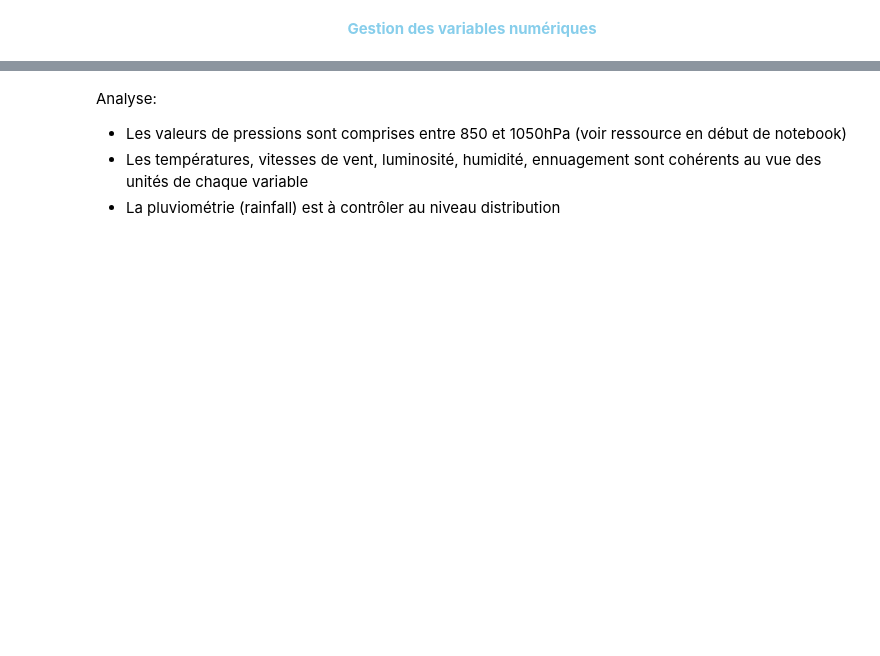
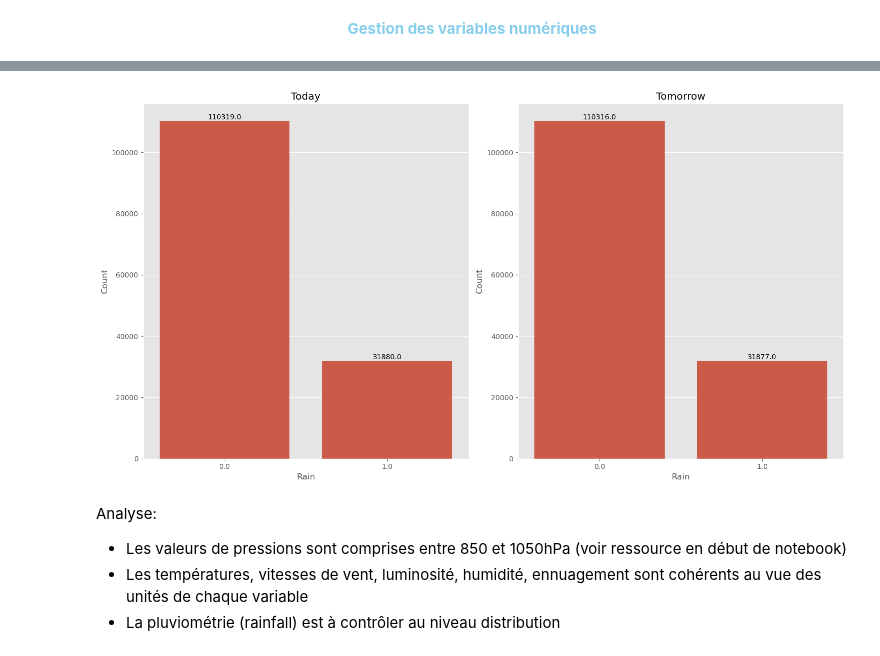
Before and after one commit to thomaspons/aug25cds_meteo_tp, a Jupyter notebook: notebooks/DS_project_weatherAUS.ipynb, the cells around one changed output, grey strips where cells are left out. Drawn from its saved outputs; the diff is of its cells as text; code cells hidden in the pictures; blank space fills up the shorter version.

Commit message:
Ajout countplot rain todau et rain tomorrow

```diff
--- a/notebooks/DS_project_weatherAUS.ipynb
+++ b/notebooks/DS_project_weatherAUS.ipynb
@@ -178,6 +178,35 @@ df.describe()
 | 75% | 2015-06-14 00:00:00 | 16.900000 | 28.200000 | 0.800000 | 7.400000 | 10.600000 | 48.000000 | 19.000000 | 24.000000 | ... |
 | max | 2017-06-25 00:00:00 | 33.900000 | 48.100000 | 371.000000 | 145.000000 | 14.500000 | 135.000000 | 130.000000 | 87.000000 | ... |
 | std | NaN | 6.398495 | 7.119049 | 8.478060 | 4.193704 | 3.785483 | 13.607062 | 8.915375 | 8.809800 | ... |
+# %%
+figure, axes = plt.subplots(1, 2, figsize = (15, 8))
+
+sns.countplot(data = df, x = 'RainToday', ax = axes[0])
+axes[0].set(title = 'Today', xlabel = "Rain", ylabel = "Count")
+sns.countplot(data = df, x = 'RainTomorrow', ax = axes[1])
+axes[1].set(title = 'Tomorrow', xlabel = "Rain", ylabel = "Count")
+
+# Annotation de chaque barre pour les 2 graphes
+# On vient placer sur le dessus de la barre le nombre d'observations correspondantes
+# (axes[0] graphe de gauche, axes[1] graphe de droite)
+for p in axes[0].patches:
+    # Texte à afficher la hauteur correspond au nombre d'observations
+    height = p.get_height()
+    axes[0].annotate(f'{height}', # Texte à afficher
+                     (p.get_x() + p.get_width() / 2, height), # Position x y
+                     ha='center', # Alignement horizontal
+                     va='bottom' # Alignement vertical
+                     )
+for p in axes[1].patches:
+    height = p.get_height()
+    axes[1].annotate(f'{height}', (p.get_x() + p.get_width() / 2, height),
+                     ha='center', va='bottom')
+
+
+plt.tight_layout() # Ajustement automatique
+plt.show()
+# %% [output]
+[figure, added]
 # %% [markdown]
 Analyse:<br>
 - Les valeurs de pressions sont comprises entre 850  et 1050hPa (voir ressource en début de notebook)
```
